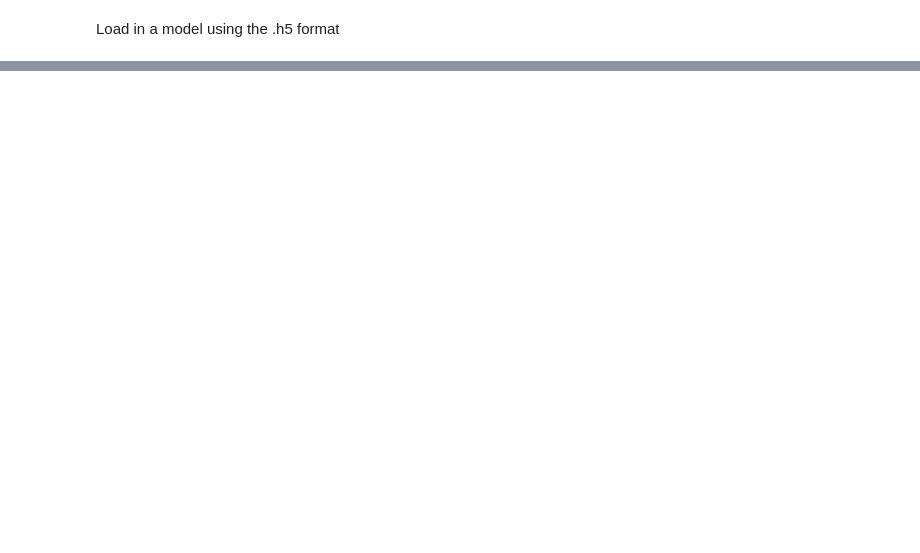
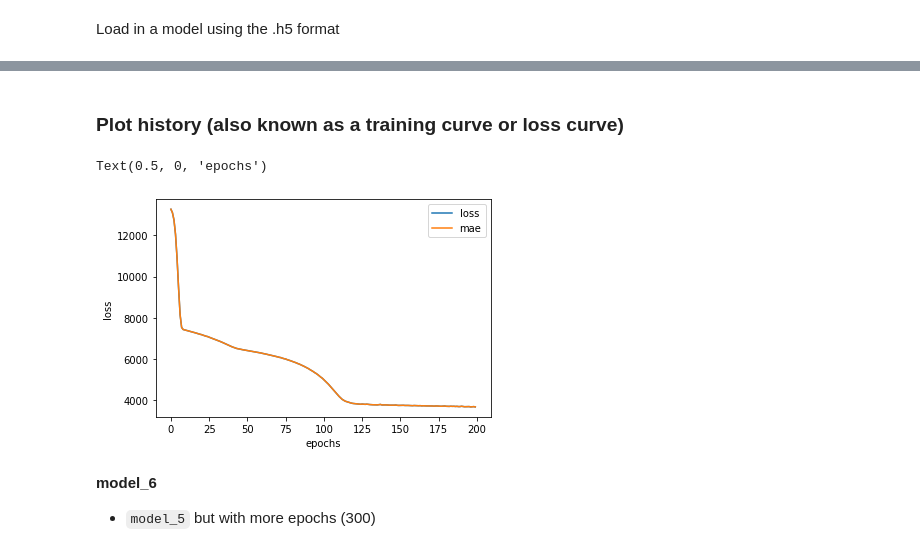
Before and after one commit to Tower5954/Intro_to_tensorflow, a Jupyter notebook: 01_neural_network_regression_with_tensorflow.ipynb, the cells around one changed output, grey strips where cells are left out. Drawn from its saved outputs; the diff is of its cells as text; code cells hidden in the pictures; blank space fills up the shorter version.

```diff
--- a/01_neural_network_regression_with_tensorflow.ipynb
+++ b/01_neural_network_regression_with_tensorflow.ipynb
@@ -1119,0 +946,20 @@ _________________________________________________________________
+# %%
+tf.random.set_seed(42)
+
+# 1 Create model
+
+model_4 = tf.keras.Sequential([
+                               tf.keras.layers.Dense(100),
+                               tf.keras.layers.Dense(10),
+                               tf.keras.layers.Dense(1)
+])
+
+# 2. Compile the model
+
+model_4.compile(loss=tf.keras.losses.mae,
+                optimizer=tf.keras.optimizers.Adam(),
+                metrics=['mae'])
+
+# 3. Fit the model
+
+model_4.fit(X_train, y_train, epochs=100, verbose=0)
@@ -1119,0 +976,20 @@ _________________________________________________________________
+# %%
+tf.random.set_seed(42)
+
+# 1 Create model
+
+model_5 = tf.keras.Sequential([
+                               tf.keras.layers.Dense(100),
+                               tf.keras.layers.Dense(10),
+                               tf.keras.layers.Dense(1)
+])
+
+# 2. Compile the model
+
+model_5.compile(loss=tf.keras.losses.mae,
+                optimizer=tf.keras.optimizers.Adam(),
+                metrics=['mae'])
+
+# 3. Fit the model
+
+history = model_5.fit(X_train, y_train, epochs=200, verbose=0)
@@ -1119,0 +1001,12 @@ _________________________________________________________________
+# %% [markdown]
+### Plot history (also known as a training curve or loss curve)
+# %%
+pd.DataFrame(history.history).plot()
+plt.ylabel("loss")
+plt.xlabel("epochs")
+# %% [output]
+Text(0.5, 0, 'epochs')
+[figure, added]
+# %% [markdown]
+**model_6**
+* `model_5` but with more epochs (300)
```
Also changed, not shown: parts of 125 cells of this notebook.
